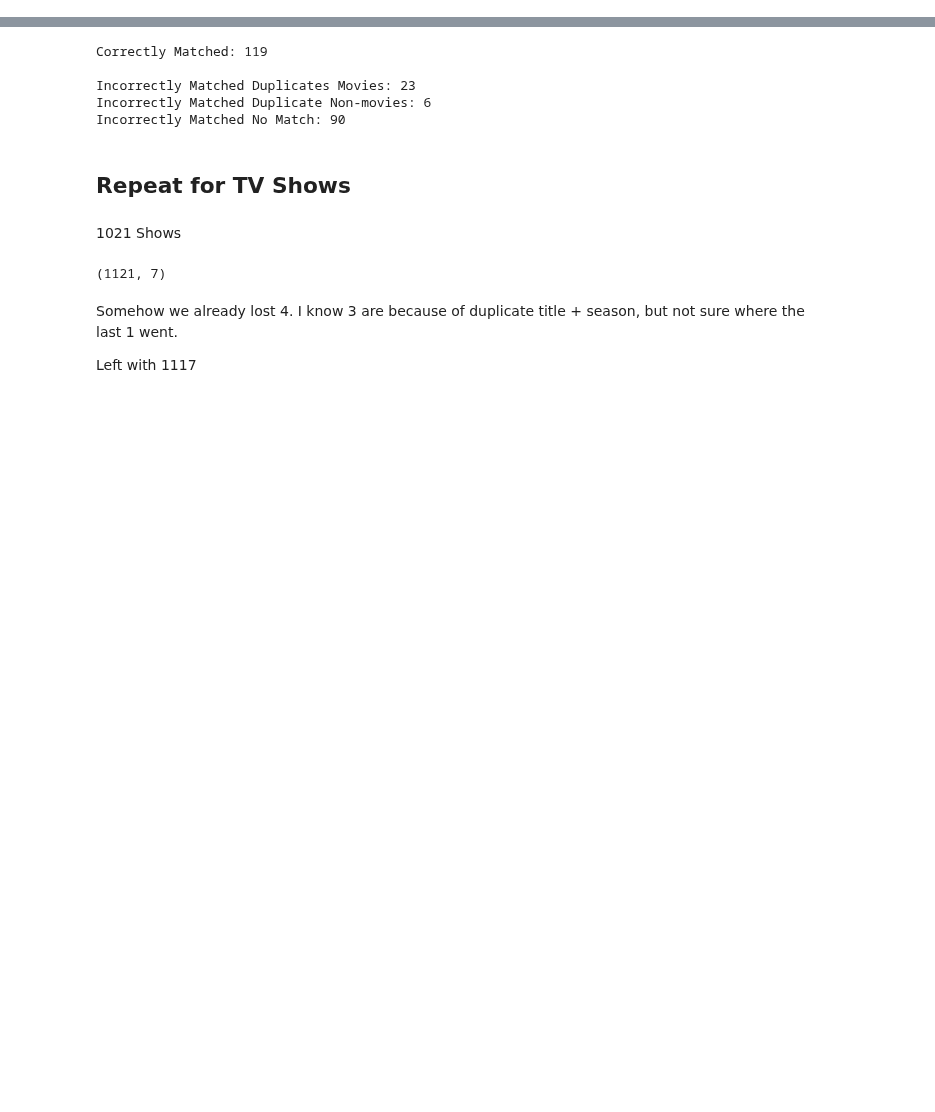
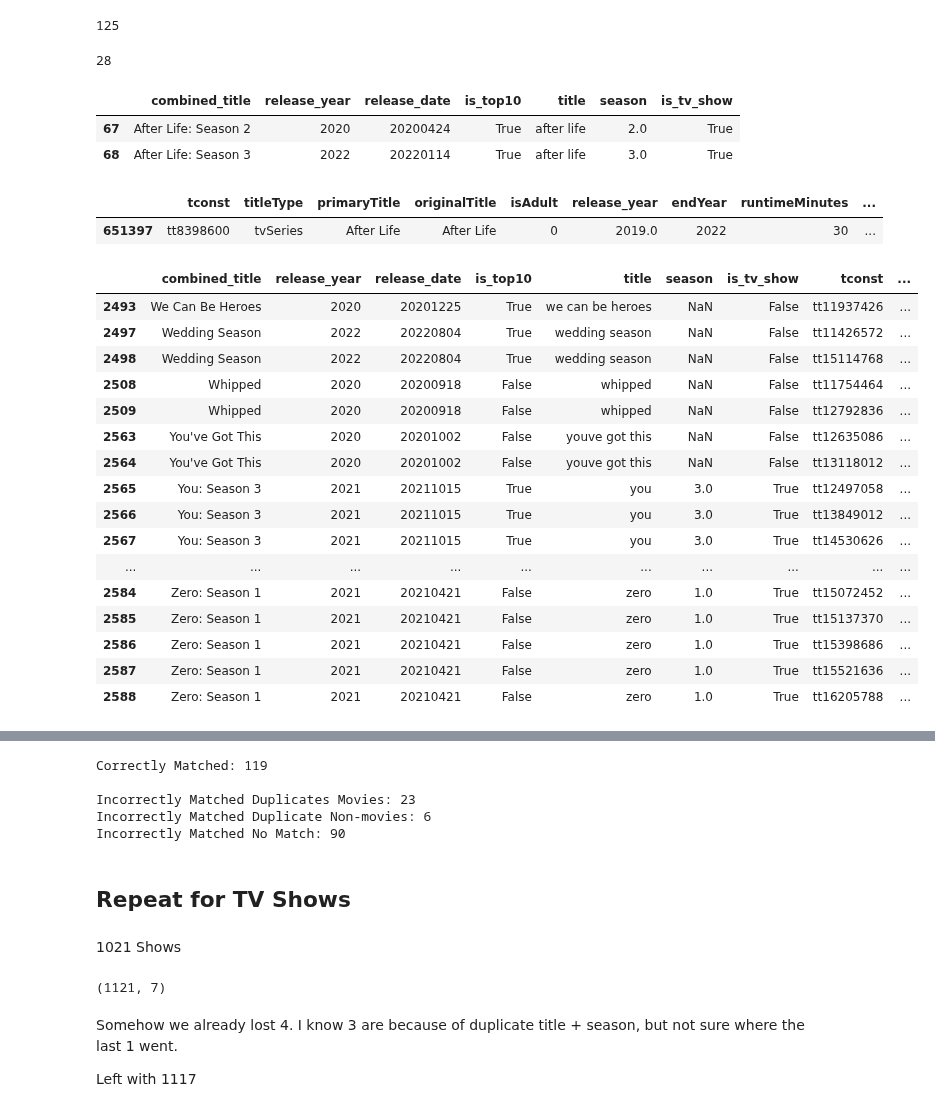
Before and after one commit to Joeyzect/Netflix_ALab_2022, a Jupyter notebook: notebooks/00-joseph-initial.ipynb, the cells around one changed output, grey strips where cells are left out. Saved outputs shown, nothing was run; the diff lists cells and outputs as text; code cells hidden in the pictures; blank space fills up the shorter version.

```diff
--- a/notebooks/00-joseph-initial.ipynb
+++ b/notebooks/00-joseph-initial.ipynb
@@ -12,0 +262,6 @@ netflix_data['release_year'] = netflix_data['release_year'].astype('int')
+# %%
+len(movies_and_season_1_merge[movies_and_season_1_merge['_merge'] == 'both'].groupby('combined_title').filter(lambda x: len(x) > 1)['combined_title'].unique()) #125 titles have multiple matches oh no!
+
+#multimatch = merge[merge['_merge'] == 'both'].groupby('combined_title').filter(lambda x: len(x) > 1)
+# %% [output]
+125
@@ -12,0 +277,36 @@ netflix_data['release_year'] = netflix_data['release_year'].astype('int')
+# %%
+multimatch['title'].drop_duplicates().isin(manual_tv_matches['title']).sum() #29
+multimatch['title'].drop_duplicates().isin(manual_movie_matches['title']).sum() #28
+# %% [output]
+28
+# %%
+netflix_data[netflix_data['title']=='after life']
+# %% [output]
+|  | combined_title | release_year | release_date | is_top10 | title | season | is_tv_show |
+| 67 | After Life: Season 2 | 2020 | 20200424 | True | after life | 2.0 | True |
+| 68 | After Life: Season 3 | 2022 | 20220114 | True | after life | 3.0 | True |
+# %%
+imdb_all[imdb_all['tconst']=='tt8398600']
+# %% [output]
+|  | tconst | titleType | primaryTitle | originalTitle | isAdult | release_year | endYear | runtimeMinutes | ... |
+| 651397 | tt8398600 | tvSeries | After Life | After Life | 0 | 2019.0 | 2022 | 30 | ... |
+# %%
+multimatch.tail(20)
+# %% [output]
+|  | combined_title | release_year | release_date | is_top10 | title | season | is_tv_show | tconst | ... |
+| 2493 | We Can Be Heroes | 2020 | 20201225 | True | we can be heroes | NaN | False | tt11937426 | ... |
+| 2497 | Wedding Season | 2022 | 20220804 | True | wedding season | NaN | False | tt11426572 | ... |
+| 2498 | Wedding Season | 2022 | 20220804 | True | wedding season | NaN | False | tt15114768 | ... |
+| 2508 | Whipped | 2020 | 20200918 | False | whipped | NaN | False | tt11754464 | ... |
+| 2509 | Whipped | 2020 | 20200918 | False | whipped | NaN | False | tt12792836 | ... |
+| 2563 | You've Got This | 2020 | 20201002 | False | youve got this | NaN | False | tt12635086 | ... |
+| 2564 | You've Got This | 2020 | 20201002 | False | youve got this | NaN | False | tt13118012 | ... |
+| 2565 | You: Season 3 | 2021 | 20211015 | True | you | 3.0 | True | tt12497058 | ... |
+| 2566 | You: Season 3 | 2021 | 20211015 | True | you | 3.0 | True | tt13849012 | ... |
+| 2567 | You: Season 3 | 2021 | 20211015 | True | you | 3.0 | True | tt14530626 | ... |
+| ... | ... | ... | ... | ... | ... | ... | ... | ... | ... |
+| 2584 | Zero: Season 1 | 2021 | 20210421 | False | zero | 1.0 | True | tt15072452 | ... |
+| 2585 | Zero: Season 1 | 2021 | 20210421 | False | zero | 1.0 | True | tt15137370 | ... |
+| 2586 | Zero: Season 1 | 2021 | 20210421 | False | zero | 1.0 | True | tt15398686 | ... |
+| 2587 | Zero: Season 1 | 2021 | 20210421 | False | zero | 1.0 | True | tt15521636 | ... |
+| 2588 | Zero: Season 1 | 2021 | 20210421 | False | zero | 1.0 | True | tt16205788 | ... |
```
Also changed, not shown: parts of 54 cells of this notebook, 5 other files.
